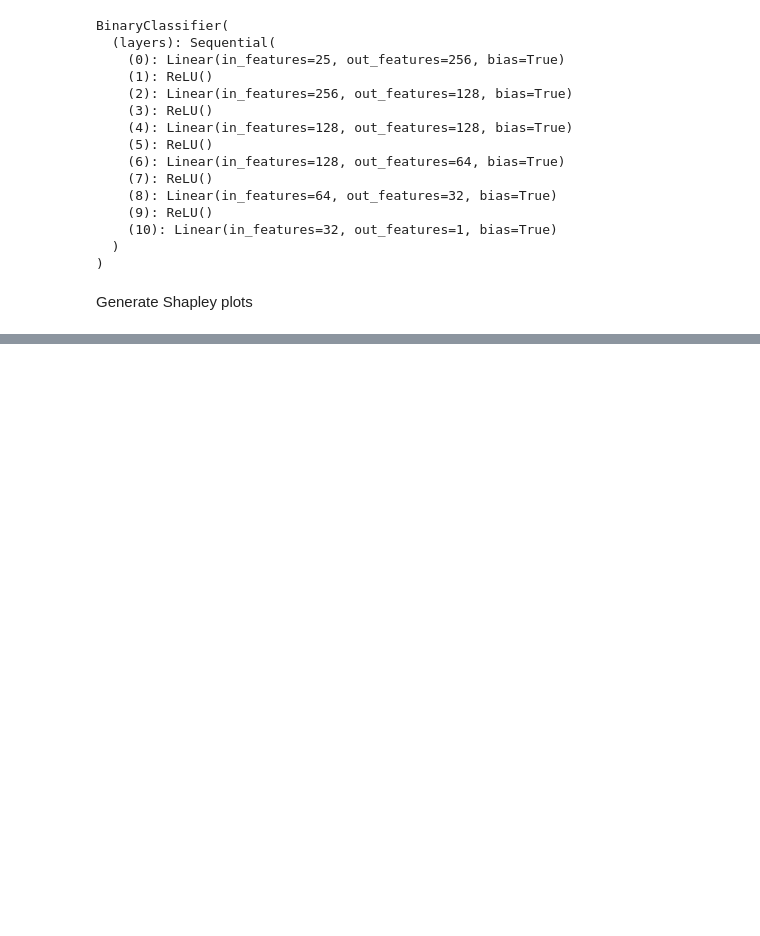
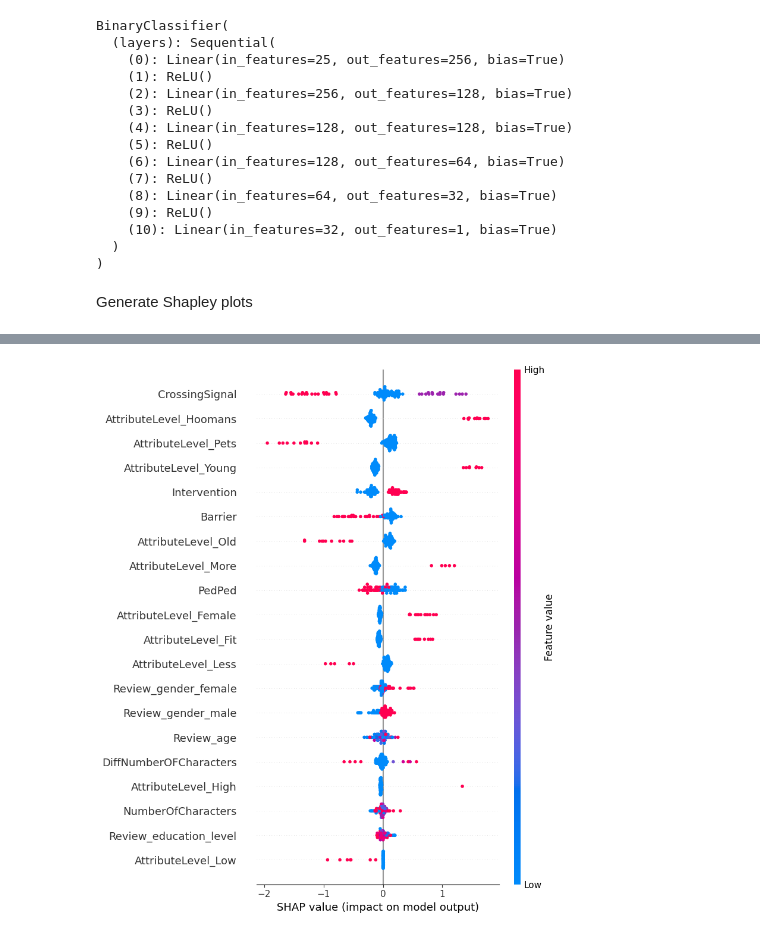
Before and after one commit to elizabethhli/cog403_project, a Jupyter notebook: neural_network.ipynb, the cells around one changed output, grey strips where cells are left out. Cells and saved outputs as stored; diff of their text form; code cells hidden in the pictures; blank space fills up the shorter version.

```diff
--- a/neural_network.ipynb
+++ b/neural_network.ipynb
@@ -380,5 +379,9 @@ Generate Shapley plots
 import shap
 
 # Prepare data
-background = X_train[:100]        # can adjust the number of images
-test_samples = X_train[100:105]   # can adjust the number of images
+# background = X_train[:100]        # can adjust the number of images
+# test_samples = X_train[100:105]   # can adjust the number of images
+background = X_train[:500]        # can adjust the number of images
+
+indices = torch.randperm(len(X_train))[:100]   # randomly sample test images for shap
+test_samples = X_train[indices]
@@ -385,16 +394,14 @@ test_samples = X_train[100:105]   # can adjust the number of images
 # %%
-# Now, use these tensors with SHAP's DeepExplainer
-explainer = shap.DeepExplainer(loaded_model, background)
-
-# Calculate SHAP values
-shap_values = explainer.shap_values(test_samples)
 shap_values_squeezed = shap_values.squeeze(-1)
 test_samples_np = test_samples.numpy()
 
 print(f"shap_values_squeezed.shape: {shap_values_squeezed.shape}")
 print(f"test_samples_np.shape: {test_samples_np.shape}")
 
+feature_names = X.columns.tolist()
+print(feature_names)
+
 # Visualize the SHAP values for the first instance in your dataset
 shap.initjs()
-shap.force_plot(explainer.expected_value[0], shap_values_squeezed, test_samples_np)
+shap.force_plot(explainer.expected_value[0], shap_values_squeezed, test_samples_np, feature_names=feature_names)
 # %% [output]
@@ -403,2 +411,6 @@ test_samples_np.shape: (5, 25)
 [interactive output not drawn]
 <shap.plots._force.AdditiveForceArrayVisualizer at 0x...>
+# %%
+shap.summary_plot(shap_values_squeezed, test_samples_np, feature_names=feature_names, plot_type="dot")
+# %% [output]
+[figure, added]
```
Also changed, not shown: parts of 8 cells of this notebook.
